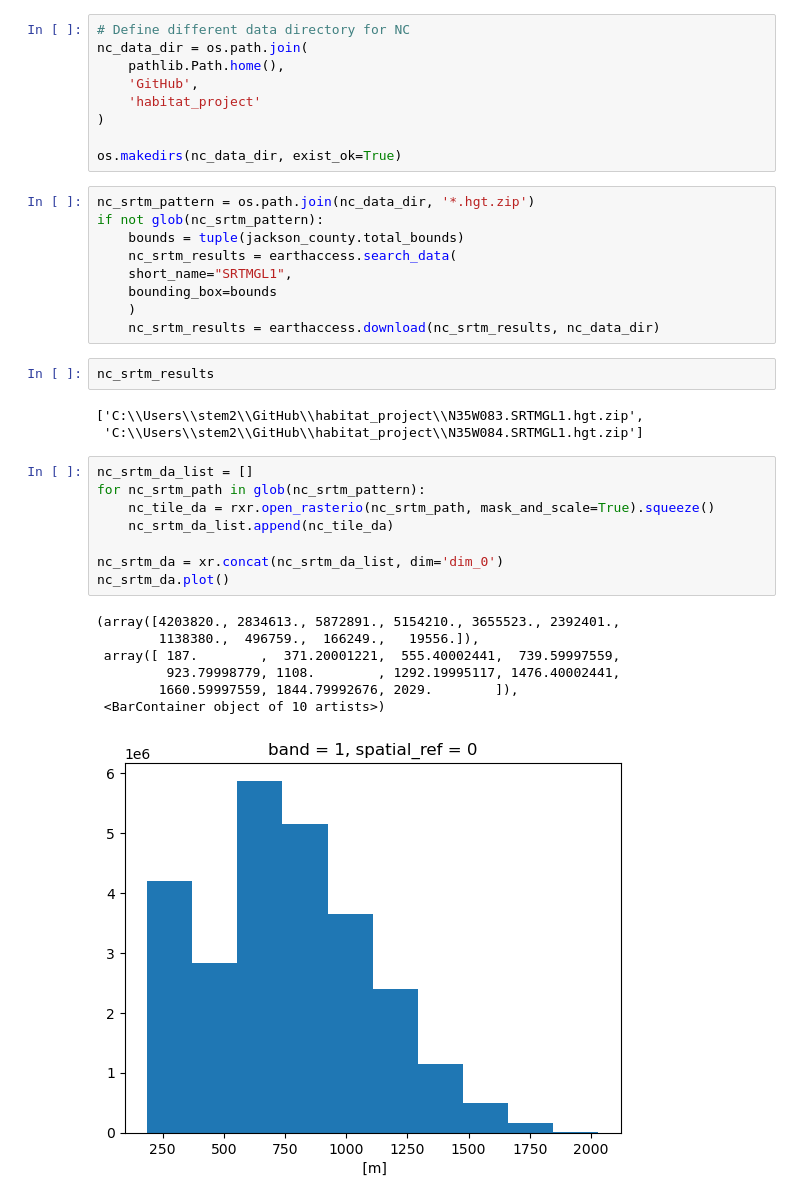
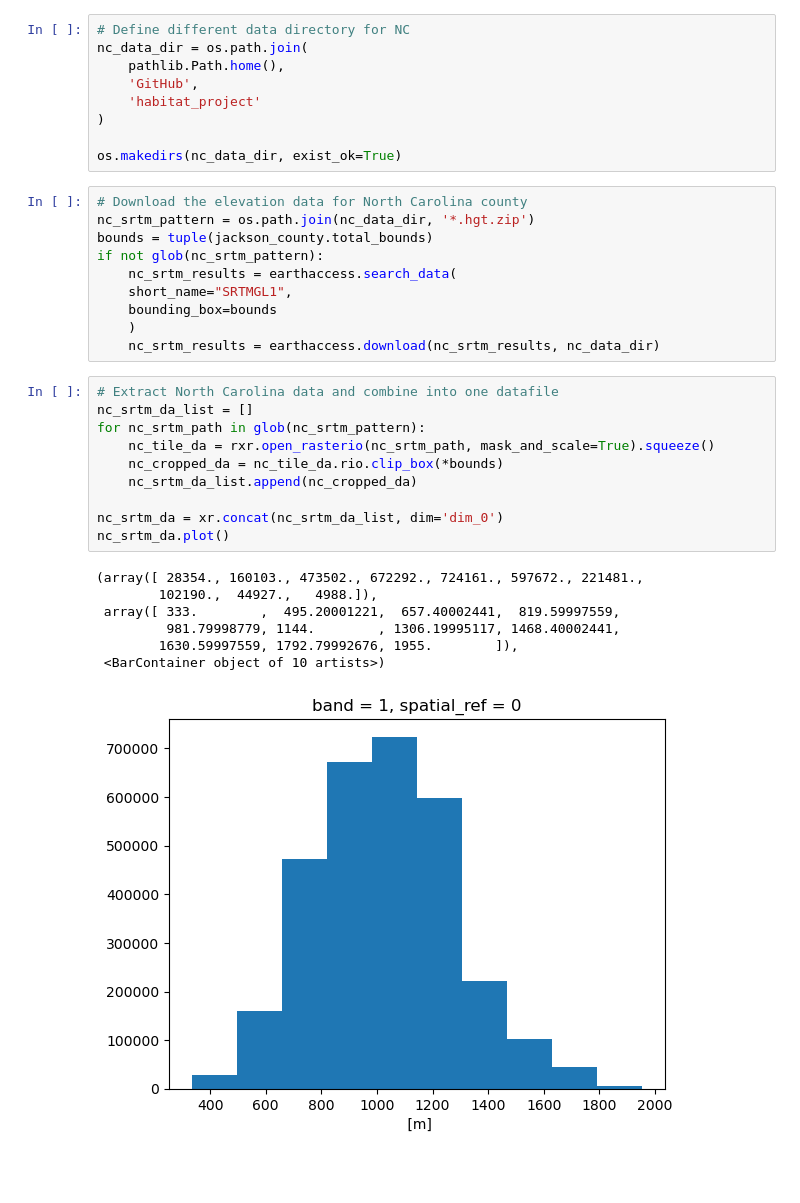
Before and after one commit to BioNCphilic/rivercane, a Jupyter notebook: rivercane_notebooks/rivercane-34-wrangle-elevation.ipynb, the cells around one changed output. Drawn from its saved outputs; the diff is of its cells as text; blank space fills up the shorter version.

```diff
--- a/rivercane_notebooks/rivercane-34-wrangle-elevation.ipynb
+++ b/rivercane_notebooks/rivercane-34-wrangle-elevation.ipynb
@@ -101,32 +95,30 @@ nc_data_dir = os.path.join(
 
 os.makedirs(nc_data_dir, exist_ok=True)
 # %%
+# Download the elevation data for North Carolina county
 nc_srtm_pattern = os.path.join(nc_data_dir, '*.hgt.zip')
+bounds = tuple(jackson_county.total_bounds)
 if not glob(nc_srtm_pattern):
-    bounds = tuple(jackson_county.total_bounds)
     nc_srtm_results = earthaccess.search_data(
     short_name="SRTMGL1",
     bounding_box=bounds
     )
     nc_srtm_results = earthaccess.download(nc_srtm_results, nc_data_dir)
-# %%
-nc_srtm_results
-# %% [output]
-['C:\\Users\\stem2\\GitHub\\habitat_project\\N35W083.SRTMGL1.hgt.zip',
- 'C:\\Users\\stem2\\GitHub\\habitat_project\\N35W084.SRTMGL1.hgt.zip']
 # %%
+# Extract North Carolina data and combine into one datafile
 nc_srtm_da_list = []
 for nc_srtm_path in glob(nc_srtm_pattern):
     nc_tile_da = rxr.open_rasterio(nc_srtm_path, mask_and_scale=True).squeeze()
-    nc_srtm_da_list.append(nc_tile_da)
+    nc_cropped_da = nc_tile_da.rio.clip_box(*bounds)
+    nc_srtm_da_list.append(nc_cropped_da)
 
 nc_srtm_da = xr.concat(nc_srtm_da_list, dim='dim_0')
 nc_srtm_da.plot()
 # %% [output]
-(array([4203820., 2834613., 5872891., 5154210., 3655523., 2392401.,
-        1138380.,  496759.,  166249.,   19556.]),
- array([ 187.        ,  371.20001221,  555.40002441,  739.59997559,
-         923.79998779, 1108.        , 1292.19995117, 1476.40002441,
-        1660.59997559, 1844.79992676, 2029.        ]),
+(array([ 28354., 160103., 473502., 672292., 724161., 597672., 221481.,
+        102190.,  44927.,   4988.]),
+ array([ 333.        ,  495.20001221,  657.40002441,  819.59997559,
+         981.79998779, 1144.        , 1306.19995117, 1468.40002441,
+        1630.59997559, 1792.79992676, 1955.        ]),
  <BarContainer object of 10 artists>)
-[figure, old version]
+[figure, new version]
```
Also changed, not shown: parts of 12 cells of this notebook, 3 other files.
